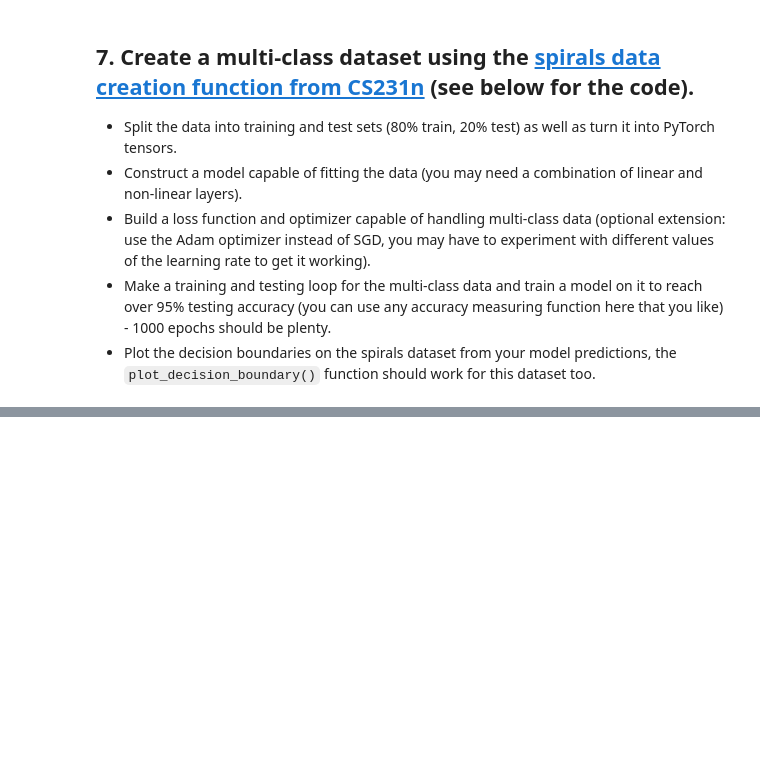
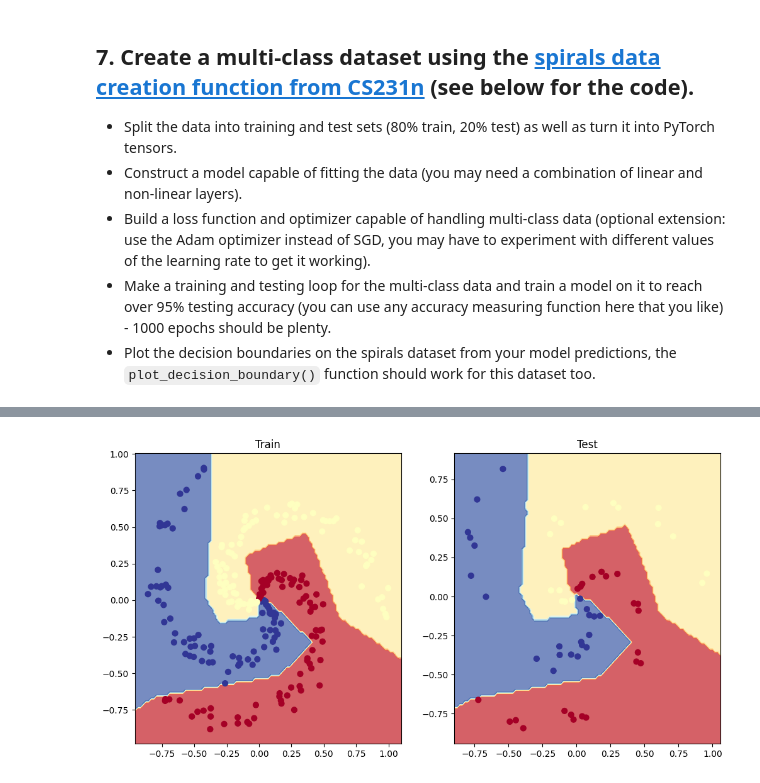
Before and after one commit to zou99le/NovelListAI, a Jupyter notebook: extras/exercises/02_pytorch_classification_exercises.ipynb, the cells around one changed output, grey strips where cells are left out. Cells and saved outputs as stored; diff of their text form; code cells hidden in the pictures; blank space fills up the shorter version.

```diff
--- a/extras/exercises/02_pytorch_classification_exercises.ipynb
+++ b/extras/exercises/02_pytorch_classification_exercises.ipynb
@@ -331,3 +347,5 @@ y = torch.from_numpy(y).type(torch.LongTensor) # labels need to be of type long
 
 # Create train and test splits
 from sklearn.model_selection import train_test_split
+X_train, X_test, y_train, y_test = train_test_split(X, y, test_size=0.2, random_state=42)
+X_train,X_test,y_train,y_test
@@ -342,22 +380,39 @@ from torchmetrics import Accuracy
 # %%
 # Prepare device agnostic code
-# device = "cuda" if torch.cuda.is_available() else "cpu"
+device = "cuda" if torch.cuda.is_available() else "cpu"
 
 # Create model by subclassing nn.Module
+class MultiClassModel(nn.Module):
+  def __init__(self):
+    super().__init__()
+    self.layer_stack = nn.Sequential(
+        nn.Linear(in_features=2, out_features=10),
+        nn.ReLU(),
+        nn.Linear(in_features=10, out_features=10),
+        nn.ReLU(),
+        nn.Linear(in_features=10, out_features=3),
+    )
 
-
+  def forward(self, x):
+    return self.layer_stack(x)
 
 # Instantiate model and send it to device
+model_2 = MultiClassModel().to(device)
 # %%
 # Setup data to be device agnostic
-
+X_train, X_test = X_train.to(device), X_test.to(device)
+y_train, y_test = y_train.to(device), y_test.to(device)
 
 # Print out first 10 untrained model outputs (forward pass)
 print("Logits:")
 ## Your code here ##
-
+train_logits = model_2(X_train).squeeze()
+print(train_logits[:10])
 print("Pred probs:")
 ## Your code here ##
-
+pred_probs = torch.softmax(train_logits,dim=1)
+print(pred_probs[:10])
 print("Pred labels:")
 ## Your code here ##
+pred_labels = torch.round(pred_probs)
+print(pred_labels[:10])
@@ -364,6 +437,7 @@ print("Pred labels:")
 # %%
 # Setup loss function and optimizer
-# loss_fn =
-# optimizer =
+loss_fn = nn.CrossEntropyLoss()
+optimizer = torch.optim.SGD(params=model_2.parameters(),
+               lr=0.01)
 # %%
 # Build a training loop for the model
@@ -400,0 +502,12 @@ print("Pred labels:")
+# %%
+# Plot decision boundaries for training and test sets
+plt.figure(figsize=(12, 6))
+plt.subplot(1, 2, 1)
+plot_decision_boundary(model_2, X_train, y_train)
+plt.title("Train")
+plt.subplot(1, 2, 2)
+plot_decision_boundary(model_2, X_test, y_test)
+plt.title("Test")
+plt.show()
+# %% [output]
+[figure, added]
```
Also changed, not shown: parts of 13 cells of this notebook.
